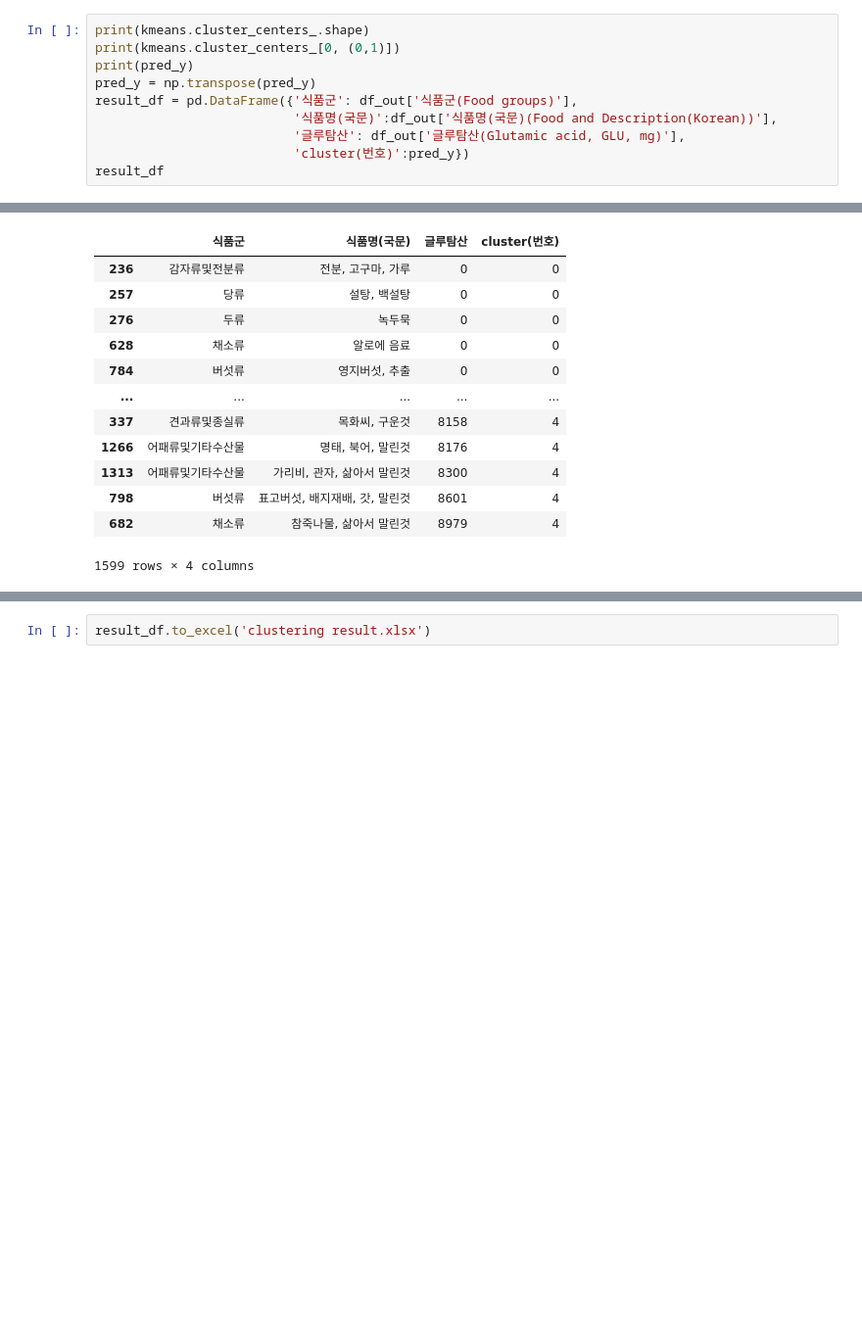
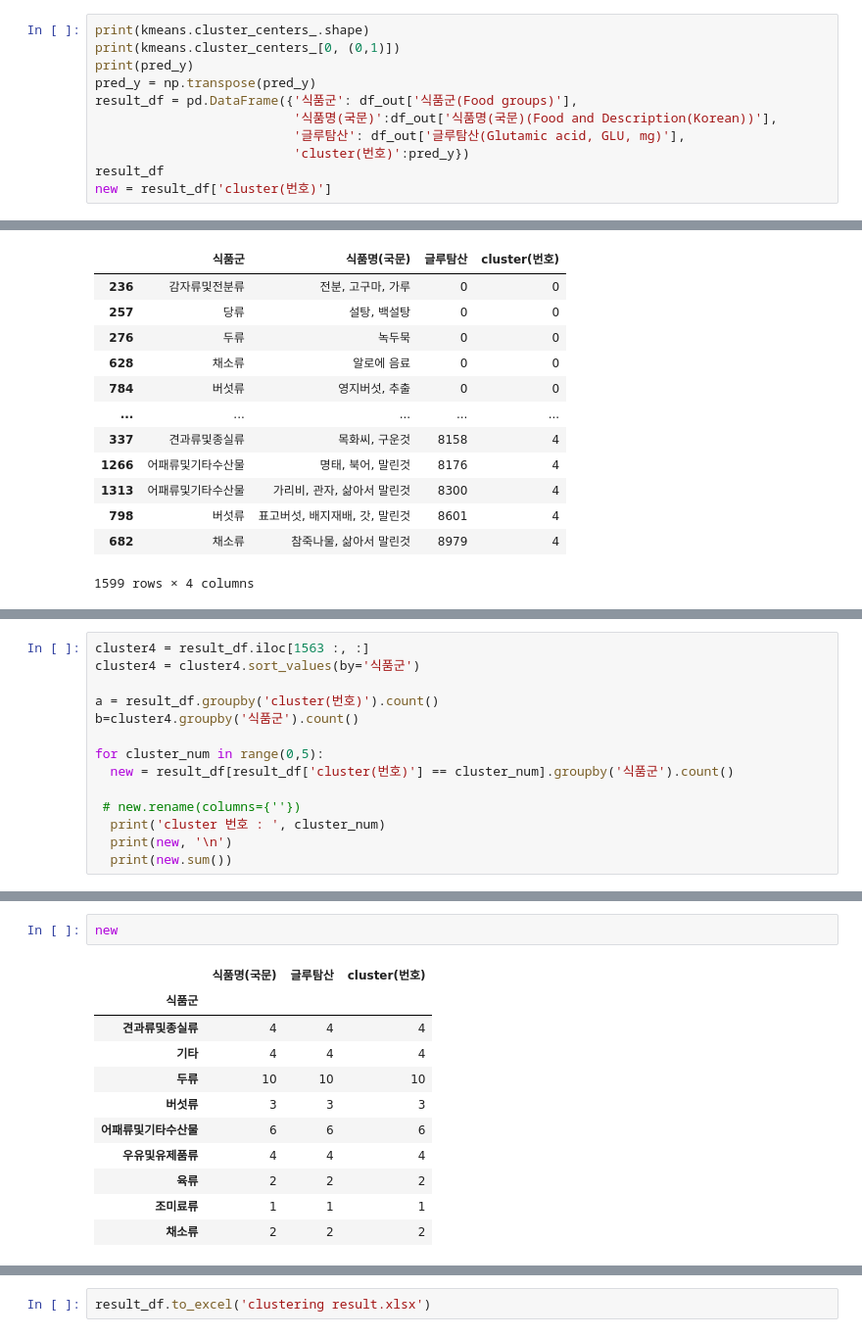
Before and after one commit to songjuhye/Clustering-according-to-taste-and-food-ingredients_graduationProject, a Jupyter notebook: 졸논_2.ipynb, the cells around one changed output, grey strips where cells are left out. Shown at 98% size. Saved outputs shown, nothing was run; the diff lists cells and outputs as text; blank space fills up the shorter version.

```diff
--- a/졸논_2.ipynb
+++ b/졸논_2.ipynb
@@ -303,6 +323,7 @@ result_df = pd.DataFrame({'식품군': df_out['식품군(Food groups)'],
                           '글루탐산': df_out['글루탐산(Glutamic acid, GLU, mg)'],
                           'cluster(번호)':pred_y})
 result_df
+new = result_df['cluster(번호)']
 # %% [output]
 (5, 2)
 [270.01690821 270.01690821]
@@ -361,0 +361,14 @@ cluster4
+# %%
+cluster4 = result_df.iloc[1563 :, :]
+cluster4 = cluster4.sort_values(by='식품군')
+
+a = result_df.groupby('cluster(번호)').count()
+b=cluster4.groupby('식품군').count()
+
+for cluster_num in range(0,5):
+  new = result_df[result_df['cluster(번호)'] == cluster_num].groupby('식품군').count()
+
+ # new.rename(columns={''})
+  print('cluster 번호 : ', cluster_num)
+  print(new, '\n')
+  print(new.sum())
@@ -361,0 +393,14 @@ cluster4
+# %%
+new
+# %% [output]
+|  | 식품명(국문) | 글루탐산 | cluster(번호) |
+| 식품군 |  |  |  |
+| 견과류및종실류 | 4 | 4 | 4 |
+| 기타 | 4 | 4 | 4 |
+| 두류 | 10 | 10 | 10 |
+| 버섯류 | 3 | 3 | 3 |
+| 어패류및기타수산물 | 6 | 6 | 6 |
+| 우유및유제품류 | 4 | 4 | 4 |
+| 육류 | 2 | 2 | 2 |
+| 조미료류 | 1 | 1 | 1 |
+| 채소류 | 2 | 2 | 2 |
```
Also changed, not shown: parts of 12 cells of this notebook.
